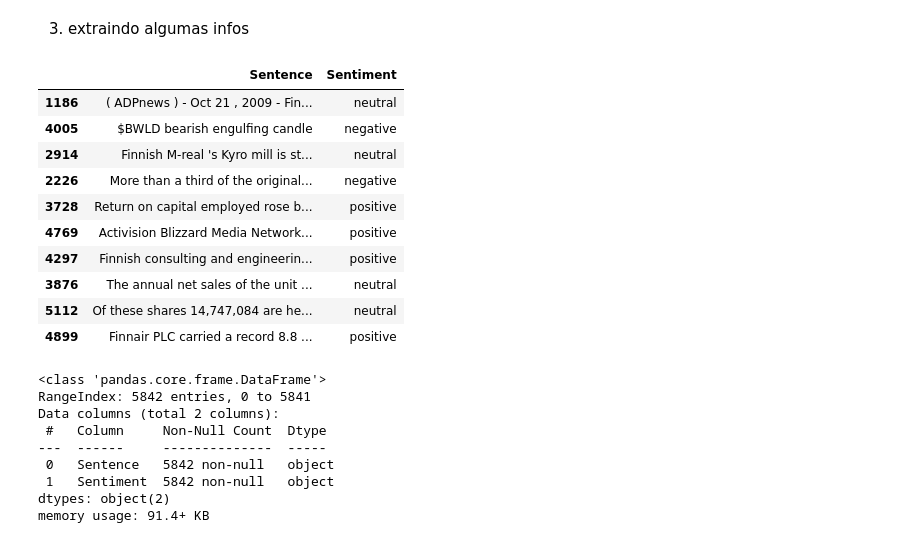
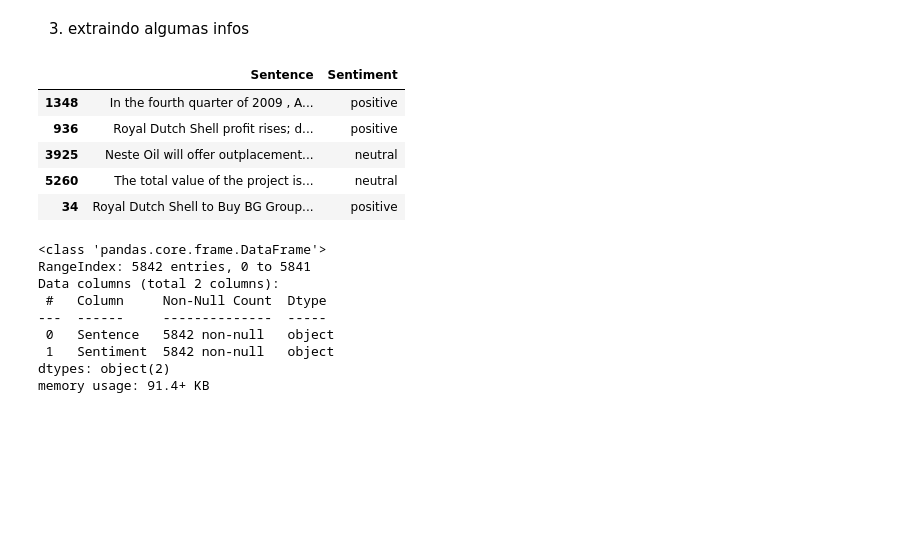
Before and after one commit to zairobastos/moodgram, a Jupyter notebook: analise.ipynb, the cells around one changed output. Cells and saved outputs as stored; diff of their text form; code cells hidden in the pictures; blank space fills up the shorter version.

```diff
--- a/analise.ipynb
+++ b/analise.ipynb
@@ -21,19 +22,14 @@ df_sentimentos.head()
 3. extraindo algumas infos
 # %%
 # Visualizando os dados de forma aleatória
-display(df_sentimentos.sample(10))
+display(df_sentimentos.sample(5))
 # %% [output]
 |  | Sentence | Sentiment |
-| 1186 | ( ADPnews ) - Oct 21 , 2009 - Fin... | neutral |
-| 4005 | $BWLD bearish engulfing candle | negative |
-| 2914 | Finnish M-real 's Kyro mill is st... | neutral |
-| 2226 | More than a third of the original... | negative |
-| 3728 | Return on capital employed rose b... | positive |
-| 4769 | Activision Blizzard Media Network... | positive |
-| 4297 | Finnish consulting and engineerin... | positive |
-| 3876 | The annual net sales of the unit ... | neutral |
-| 5112 | Of these shares 14,747,084 are he... | neutral |
-| 4899 | Finnair PLC carried a record 8.8 ... | positive |
+| 1348 | In the fourth quarter of 2009 , A... | positive |
+| 936 | Royal Dutch Shell profit rises; d... | positive |
+| 3925 | Neste Oil will offer outplacement... | neutral |
+| 5260 | The total value of the project is... | neutral |
+| 34 | Royal Dutch Shell to Buy BG Group... | positive |
 # %%
 # Visualizando informações gerais sobre o dataset
 df_sentimentos.info()
```
Also changed, not shown: parts of 21 cells of this notebook, 1 other file.
